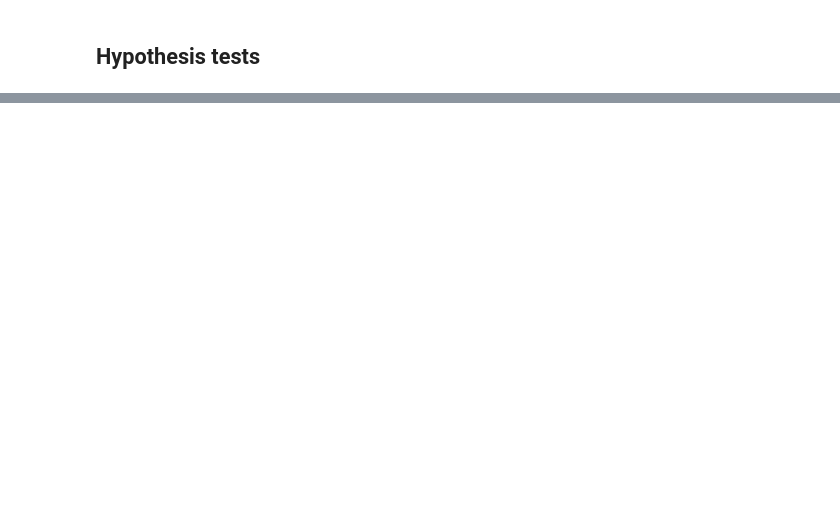
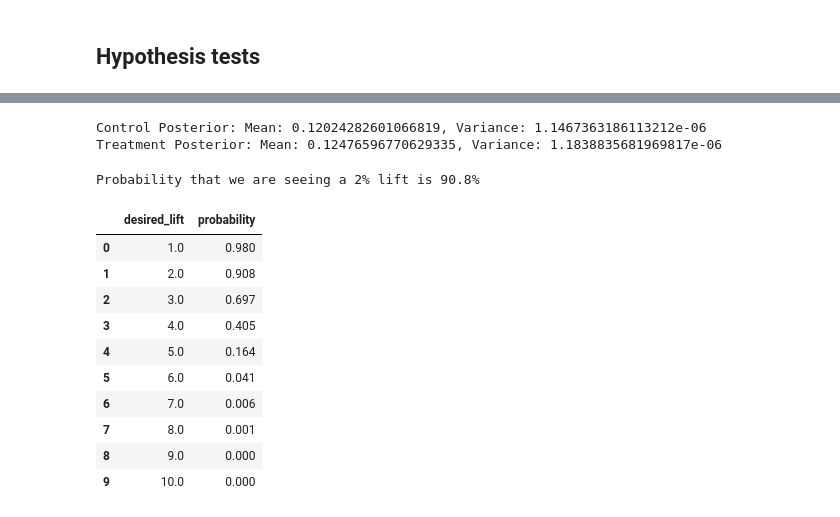
Before and after one commit to valentindbdg/AB-testing, a Jupyter notebook: AB_testing.ipynb, the cells around one changed output, grey strips where cells are left out. Saved outputs shown, nothing was run; the diff lists cells and outputs as text; code cells hidden in the pictures; blank space fills up the shorter version.

```diff
--- a/AB_testing.ipynb
+++ b/AB_testing.ipynb
@@ -272,0 +358,2 @@ One-way: Extreme ratio (p-value): 0.998
+# %%
+prior = df[(df['week'] == 1) & (df['group'] == 'control')]
@@ -272,0 +426,38 @@ One-way: Extreme ratio (p-value): 0.998
+# %%
+(control_mu), (control_var) = posterior_control.stats()
+(treatment_mu), (treatment_var) = posterior_treatment.stats()
+print(f"Control Posterior: Mean: {control_mu}, Variance: {control_var}")
+print(f"Treatment Posterior: Mean: {treatment_mu}, Variance: {treatment_var}")
+# %% [output]
+Control Posterior: Mean: 0.12024282601066819, Variance: 1.1467363186113212e-06
+Treatment Posterior: Mean: 0.12476596770629335, Variance: 1.1838835681969817e-06
+# %%
+lift_percentage = (treatment_samples - control_samples) / control_samples
+proba = round(np.mean((100 * lift_percentage) > significant_lift) * 100,3)
+print(f"Probability that we are seeing a {significant_lift}% lift is {proba}%")
+# %% [output]
+Probability that we are seeing a 2% lift is 90.8%
+# %%
+desired_lift_max = 100
+desired_lift_in_percent = 0
+result = pd.DataFrame(columns=['desired_lift', 'probability'])
+
+for x in range(desired_lift_max):
+    lift_percentage = (treatment_samples - control_samples) / control_samples
+    desired_lift_in_percent = int(desired_lift_in_percent + 1)
+    probability = round(np.mean((100 * lift_percentage) > desired_lift_in_percent) * 100,3)
+    result = result.append({'desired_lift': desired_lift_in_percent, 'probability': probability/100}, ignore_index=True)
+
+result.head(10)
+# %% [output]
+|  | desired_lift | probability |
+| 0 | 1.0 | 0.980 |
+| 1 | 2.0 | 0.908 |
+| 2 | 3.0 | 0.697 |
+| 3 | 4.0 | 0.405 |
+| 4 | 5.0 | 0.164 |
+| 5 | 6.0 | 0.041 |
+| 6 | 7.0 | 0.006 |
+| 7 | 8.0 | 0.001 |
+| 8 | 9.0 | 0.000 |
+| 9 | 10.0 | 0.000 |
```
Also changed, not shown: parts of 47 cells of this notebook.
